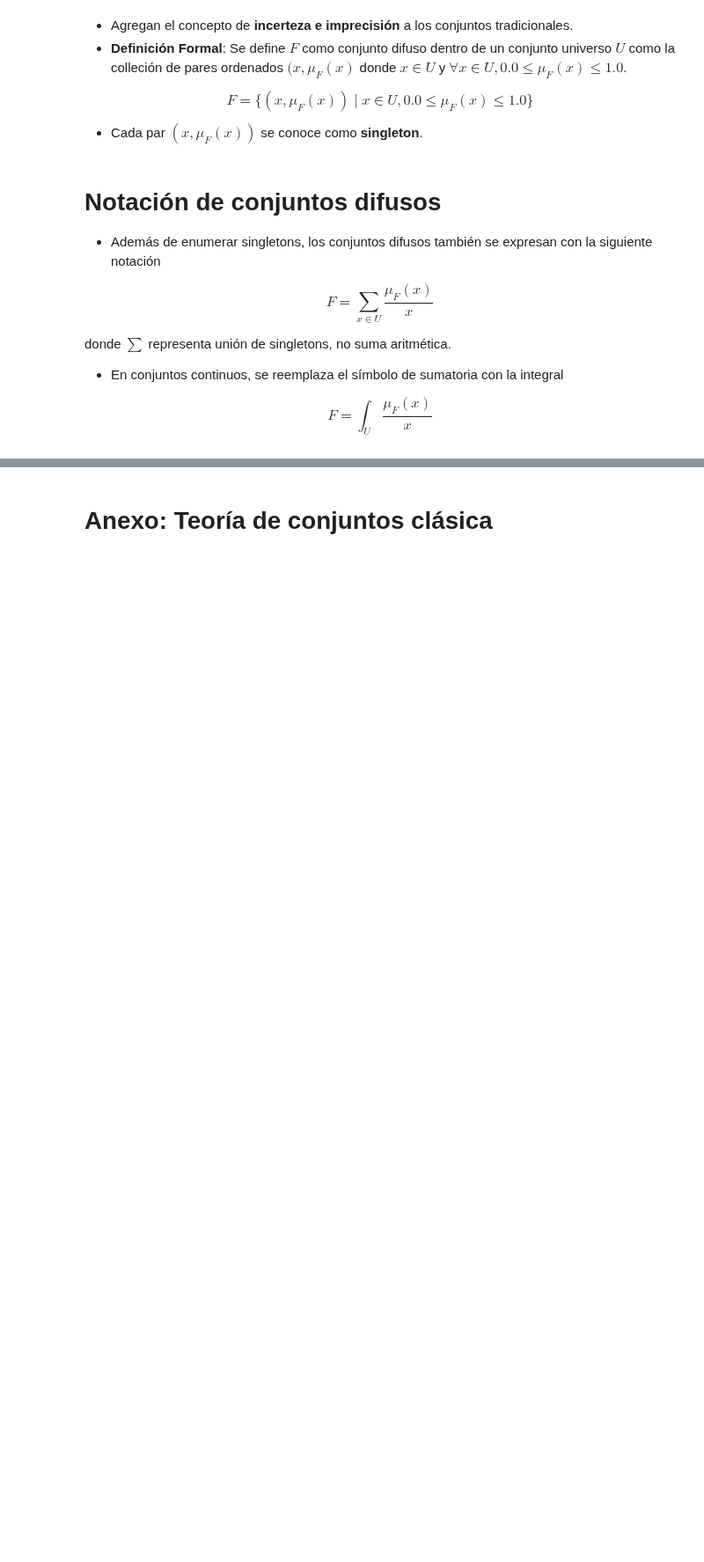
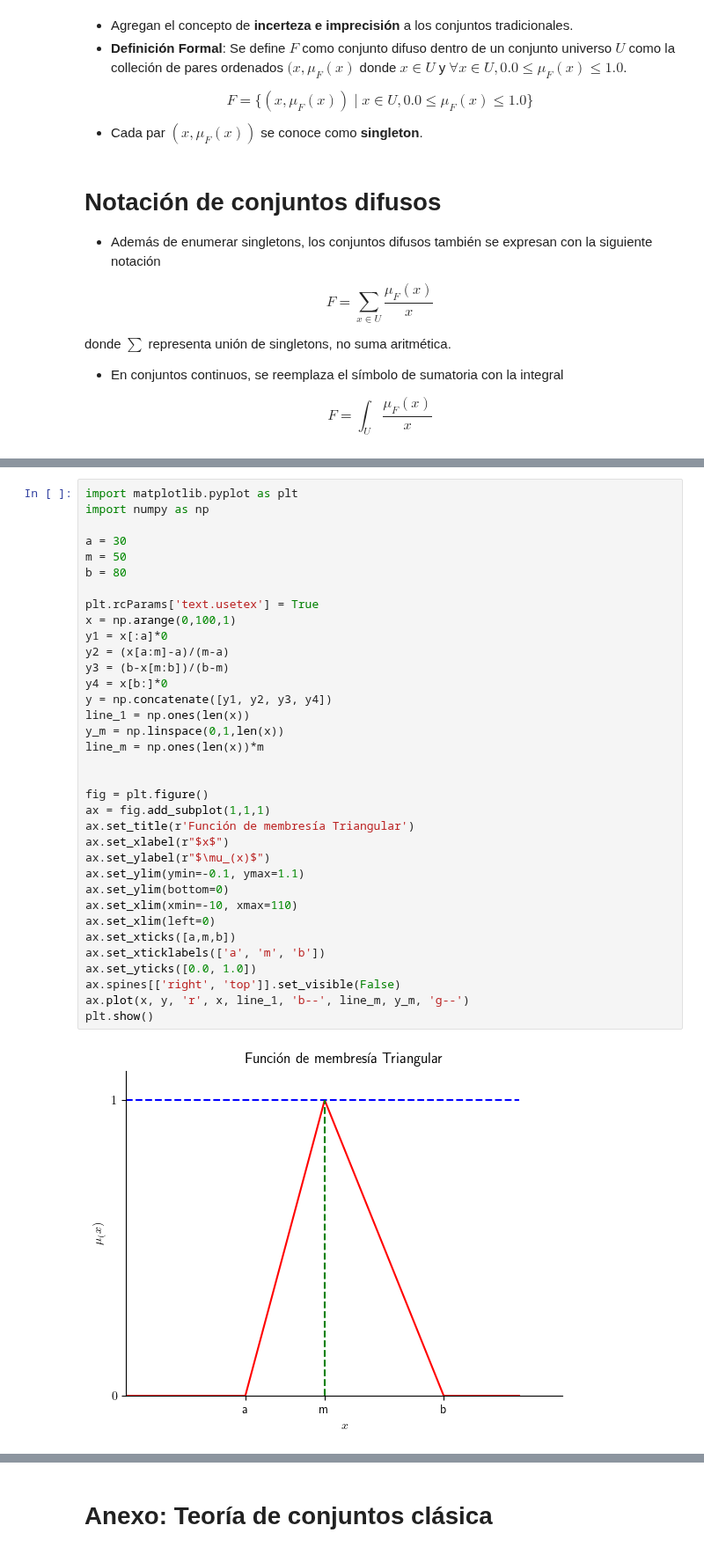
Before and after one commit to TEL-USM/IPD434, a Jupyter notebook: Clases/02_SistemasDifusos/02_SistemasDifusos.ipynb, the cells around one changed output, grey strips where cells are left out. Shown at 88% size. Cells and saved outputs as stored; diff of their text form; blank space fills up the shorter version.

Commit message:
Agregación de funciones de membresía en clase 02_SistemasDifusos

```diff
--- a/Clases/02_SistemasDifusos/02_SistemasDifusos.ipynb
+++ b/Clases/02_SistemasDifusos/02_SistemasDifusos.ipynb
@@ -166,0 +182,37 @@ donde $\sum$ sí representa la suma aritmética de los valores $\mu_{F}(x)$
+# %%
+import matplotlib.pyplot as plt
+import numpy as np
+
+a = 30
+m = 50
+b = 80
+
+plt.rcParams['text.usetex'] = True
+x = np.arange(0,100,1)
+y1 = x[:a]*0
+y2 = (x[a:m]-a)/(m-a)
+y3 = (b-x[m:b])/(b-m)
+y4 = x[b:]*0
+y = np.concatenate([y1, y2, y3, y4])
+line_1 = np.ones(len(x))
+y_m = np.linspace(0,1,len(x))
+line_m = np.ones(len(x))*m
+
+
+fig = plt.figure()
+ax = fig.add_subplot(1,1,1)
+ax.set_title(r'Función de membresía Triangular')
+ax.set_xlabel(r"$x$")
+ax.set_ylabel(r"$\mu_(x)$")
+ax.set_ylim(ymin=-0.1, ymax=1.1)
+ax.set_ylim(bottom=0)
+ax.set_xlim(xmin=-10, xmax=110)
+ax.set_xlim(left=0)
+ax.set_xticks([a,m,b])
+ax.set_xticklabels(['a', 'm', 'b'])
+ax.set_yticks([0.0, 1.0])
+ax.spines[['right', 'top']].set_visible(False)
+ax.plot(x, y, 'r', x, line_1, 'b--', line_m, y_m, 'g--')
+plt.show()
+# %% [output]
+[figure, added]
```
Also changed, not shown: parts of 12 cells of this notebook.
